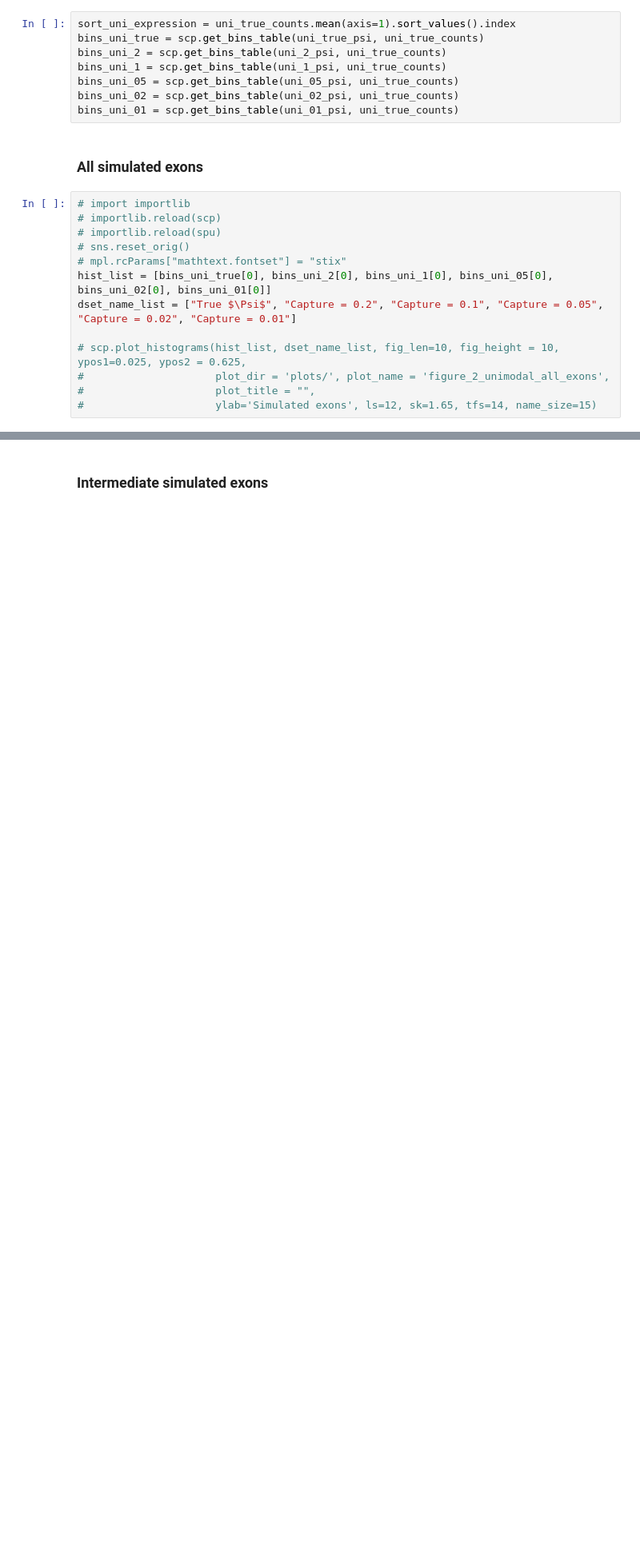
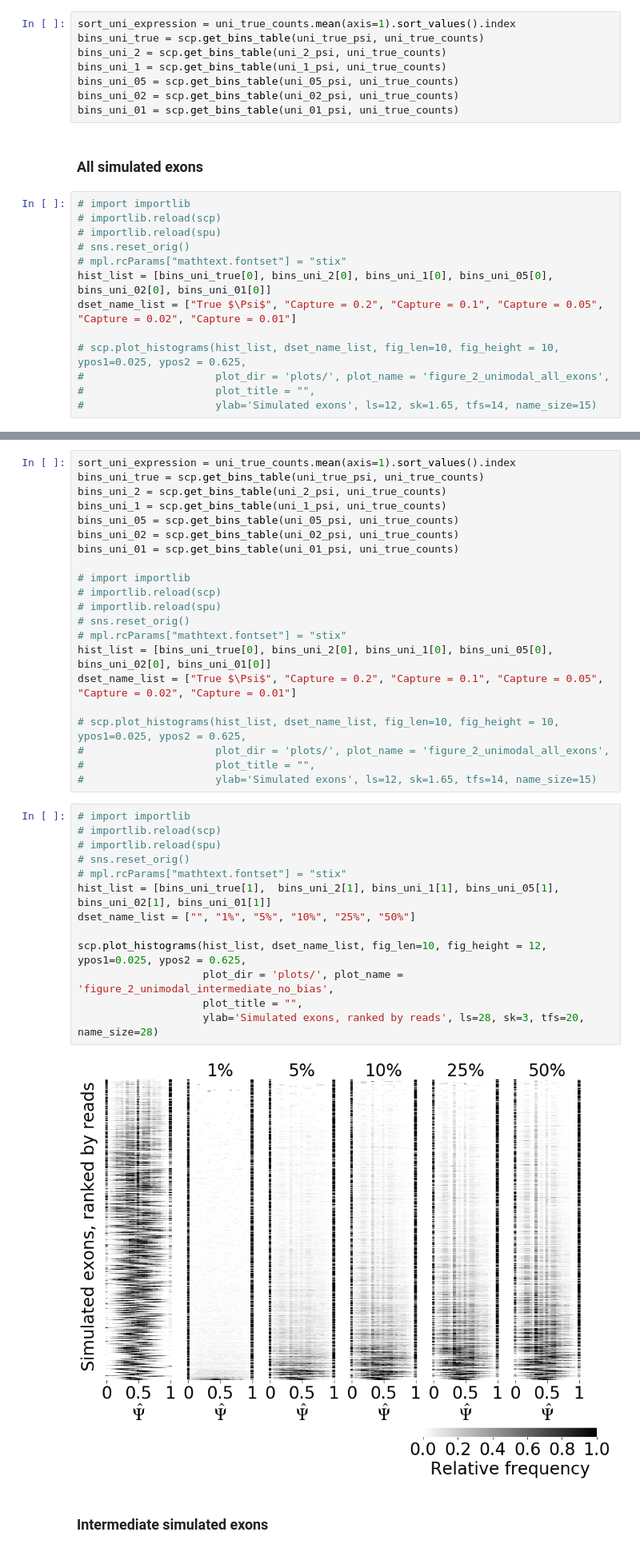
Before and after one commit to lareaulab/sc_binary_splicing, a Jupyter notebook: results/simulations/Simulations.ipynb, the cells around one changed output, grey strips where cells are left out. Shown at 80% size. Cells and saved outputs as stored; diff of their text form; blank space fills up the shorter version.

```diff
--- a/results/simulations/Simulations.ipynb
+++ b/results/simulations/Simulations.ipynb
@@ -83,3 +102,39 @@ scp.plot_histograms(hist_list, dset_name_list, fig_len=10, fig_height = 12, ypos
+# %%
+sort_uni_expression = uni_true_counts.mean(axis=1).sort_values().index
+bins_uni_true = scp.get_bins_table(uni_true_psi, uni_true_counts)
+bins_uni_2 = scp.get_bins_table(uni_2_psi, uni_true_counts)
+bins_uni_1 = scp.get_bins_table(uni_1_psi, uni_true_counts)
+bins_uni_05 = scp.get_bins_table(uni_05_psi, uni_true_counts)
+bins_uni_02 = scp.get_bins_table(uni_02_psi, uni_true_counts)
+bins_uni_01 = scp.get_bins_table(uni_01_psi, uni_true_counts)
+
+# import importlib
+# importlib.reload(scp)
+# importlib.reload(spu)
+# sns.reset_orig()
+# mpl.rcParams["mathtext.fontset"] = "stix"
+hist_list = [bins_uni_true[0], bins_uni_2[0], bins_uni_1[0], bins_uni_05[0], bins_uni_02[0], bins_uni_01[0]]
+dset_name_list = ["True $\Psi$", "Capture = 0.2", "Capture = 0.1", "Capture = 0.05", "Capture = 0.02", "Capture = 0.01"]
+
+# scp.plot_histograms(hist_list, dset_name_list, fig_len=10, fig_height = 10, ypos1=0.025, ypos2 = 0.625,
+#                     plot_dir = 'plots/', plot_name = 'figure_2_unimodal_all_exons',
+#                     plot_title = "",
+#                     ylab='Simulated exons', ls=12, sk=1.65, tfs=14, name_size=15)
+# %%
+# import importlib
+# importlib.reload(scp)
+# importlib.reload(spu)
+# sns.reset_orig()
+# mpl.rcParams["mathtext.fontset"] = "stix"
+hist_list = [bins_uni_true[1],  bins_uni_2[1], bins_uni_1[1], bins_uni_05[1], bins_uni_02[1], bins_uni_01[1]]
+dset_name_list = ["", "1%", "5%", "10%", "25%", "50%"]
+
+scp.plot_histograms(hist_list, dset_name_list, fig_len=10, fig_height = 12, ypos1=0.025, ypos2 = 0.625,
+                    plot_dir = 'plots/', plot_name = 'figure_2_unimodal_intermediate_no_bias',
+                    plot_title = "",
+                    ylab='Simulated exons, ranked by reads', ls=28, sk=3, tfs=20, name_size=28)
+# %% [output]
+[figure, added]
 # %% [markdown]
 ### Intermediate simulated exons
 # %%
```
Also changed, not shown: parts of 4 cells of this notebook, 28 other files.
